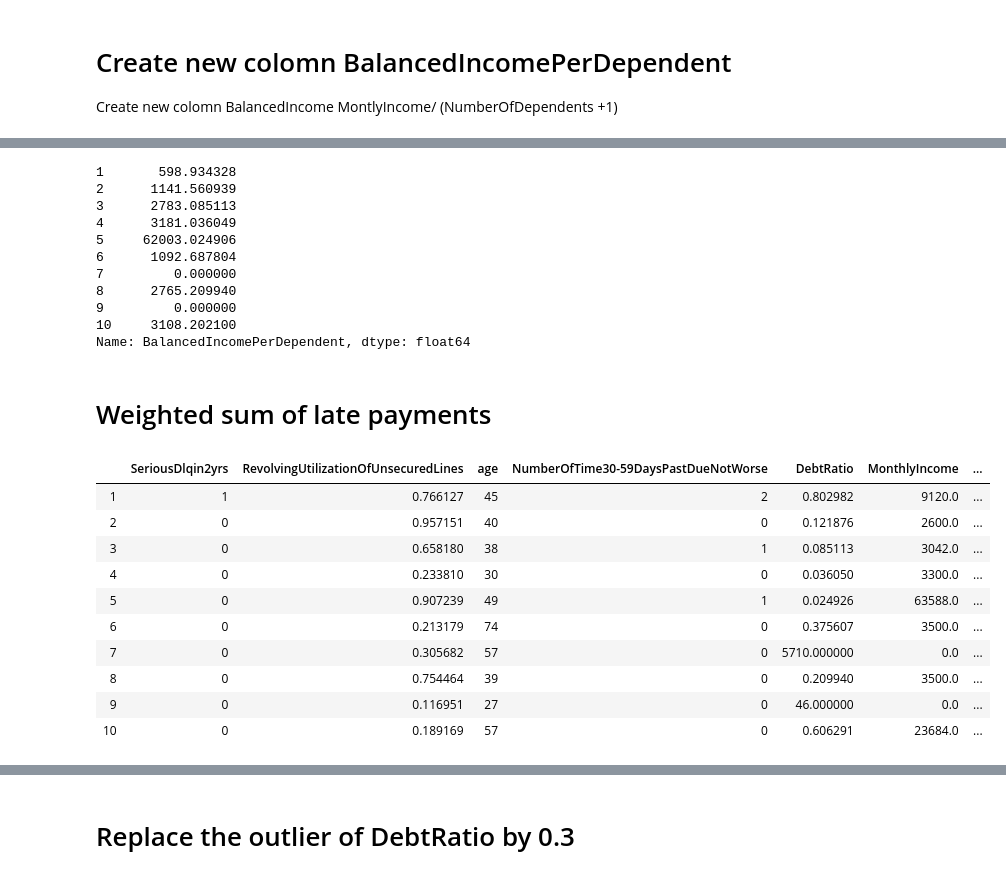
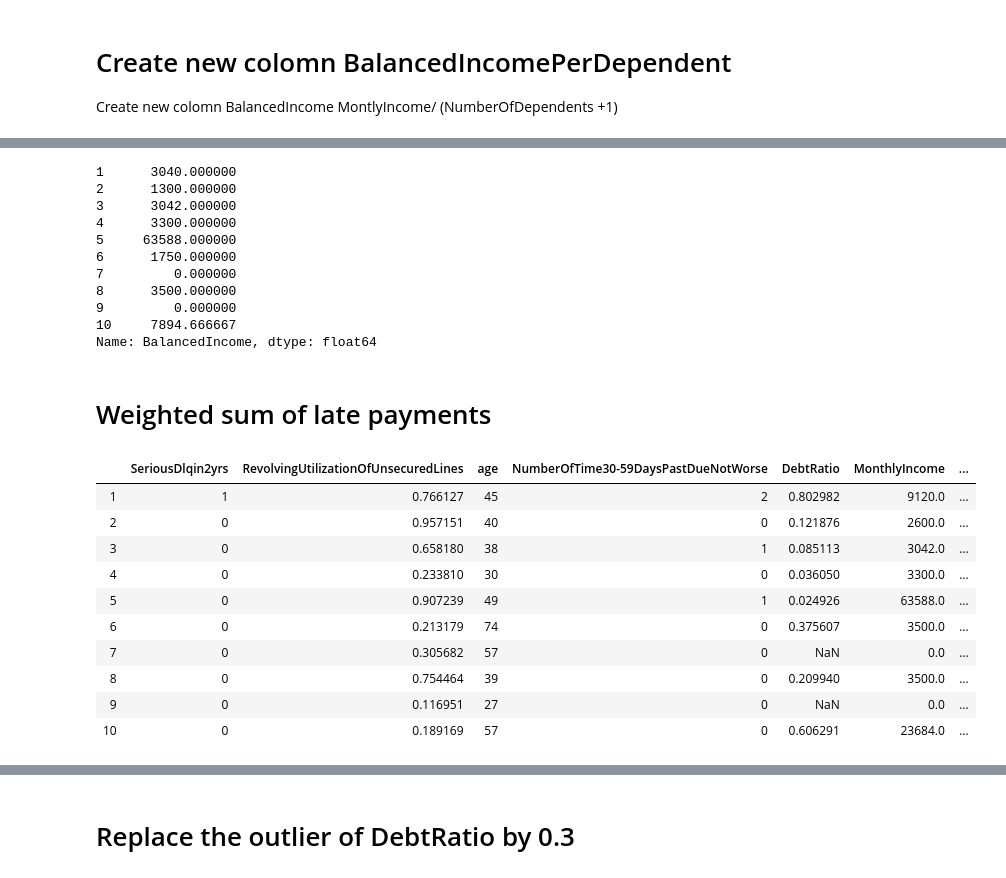
Before and after one commit to Simplon-IA-Bdx-1/give-me-some-credit-Malaika-p, a Jupyter notebook: new_features_give_me_credit.ipynb, the cells around one changed output, grey strips where cells are left out. Saved outputs shown, nothing was run; the diff lists cells and outputs as text; code cells hidden in the pictures.

```diff
--- a/new_features_give_me_credit.ipynb
+++ b/new_features_give_me_credit.ipynb
@@ -174,5 +148,7 @@ Set NaN to 0 in the Number Of Dependents column
 # %%
-for df in [fulltrain, test]:
-    df['NumberOfDependents'].fillna(0,inplace=True)
-fulltrain.head(10)
+for df in data_sets:
+    df.loc[:,'NumberOfDependents'].fillna(0, inplace=True)
+    df.loc[:,'NumberOfDependents']=to_numeric(df['NumberOfDependents'],downcast='integer')
+
+data_sets[0][['NumberOfDependents']].head(10)
 # %% [output]
@@ -192,7 +168,7 @@ fulltrain.head(10)
 # %% [markdown]
 Create new colomn BalancedIncomePerDependent
 # %%
-for df in [fulltrain, test]:
+ for df in data_sets:
     df.insert(8,"BalancedIncomePerDependent",0)
 fulltrain.head(10)
 # %% [output]
@@ -209,8 +185,7 @@ fulltrain.head(10)
 | 10 | 0 | 0.189169 | 57 | 0 | 0.606291 | 23684.0 | ... |
 # %%
-for df in [fulltrain, test]:
-    df['BalancedIncomePerDependent']=df['DisposableIncome']/ (df['NumberOfDependents']+1)
-
+for df in data_sets:
+    df.loc[:,'BalancedIncomePerDependent']= df['DisposableIncome'] / (df['NumberOfDependents']+1)
 
 fulltrain['BalancedIncomePerDependent'].head(10)
 # %% [output]
@@ -247,38 +222,37 @@ fulltrain.head(10)
 | 10 | 0 | 0.189169 | 57 | 0 | 0.606291 | 23684.0 | ... |
 # %%
-for df in [fulltrain, test]:
-    df['BalancedIncome']=df['MonthlyIncome']/ (df['NumberOfDependents']+1)
+for df in data_sets:
+    df.loc[:,'BalancedIncome']= df['MonthlyIncome'] / (df['NumberOfDependents']+1)
 
-
-fulltrain['BalancedIncomePerDependent'].head(10)
+data_sets[0]['BalancedIncome'].head(10)
 # %% [output]
-1       598.934328
-2      1141.560939
-3      2783.085113
-4      3181.036049
-5     62003.024906
-6      1092.687804
+1      3040.000000
+2      1300.000000
+3      3042.000000
+4      3300.000000
+5     63588.000000
+6      1750.000000
 7         0.000000
-8      2765.209940
+8      3500.000000
 9         0.000000
-10     3108.202100
-Name: BalancedIncomePerDependent, dtype: float64
+10     7894.666667
+Name: BalancedIncome, dtype: float64
 # %% [markdown]
 # Weighted sum of late payments
 # %%
-for df in [fulltrain, test]:
+for df in data_sets:
     df.insert(13,"WeightedOfLatePayment",0)
 fulltrain.head(10)
 # %% [output]
 |  | SeriousDlqin2yrs | RevolvingUtilizationOfUnsecuredLines | age | NumberOfTime30-59DaysPastDueNotWorse | DebtRatio | MonthlyIncome | ... |
 | 1 | 1 | 0.766127 | 45 | 2 | 0.802982 | 9120.0 | ... |
 | 2 | 0 | 0.957151 | 40 | 0 | 0.121876 | 2600.0 | ... |
 | 3 | 0 | 0.658180 | 38 | 1 | 0.085113 | 3042.0 | ... |
 | 4 | 0 | 0.233810 | 30 | 0 | 0.036050 | 3300.0 | ... |
 | 5 | 0 | 0.907239 | 49 | 1 | 0.024926 | 63588.0 | ... |
 | 6 | 0 | 0.213179 | 74 | 0 | 0.375607 | 3500.0 | ... |
-| 7 | 0 | 0.305682 | 57 | 0 | 5710.000000 | 0.0 | ... |
+| 7 | 0 | 0.305682 | 57 | 0 | NaN | 0.0 | ... |
 | 8 | 0 | 0.754464 | 39 | 0 | 0.209940 | 3500.0 | ... |
-| 9 | 0 | 0.116951 | 27 | 0 | 46.000000 | 0.0 | ... |
+| 9 | 0 | 0.116951 | 27 | 0 | NaN | 0.0 | ... |
 | 10 | 0 | 0.189169 | 57 | 0 | 0.606291 | 23684.0 | ... |
 # %%
```
Also changed, not shown: parts of 45 cells of this notebook.
